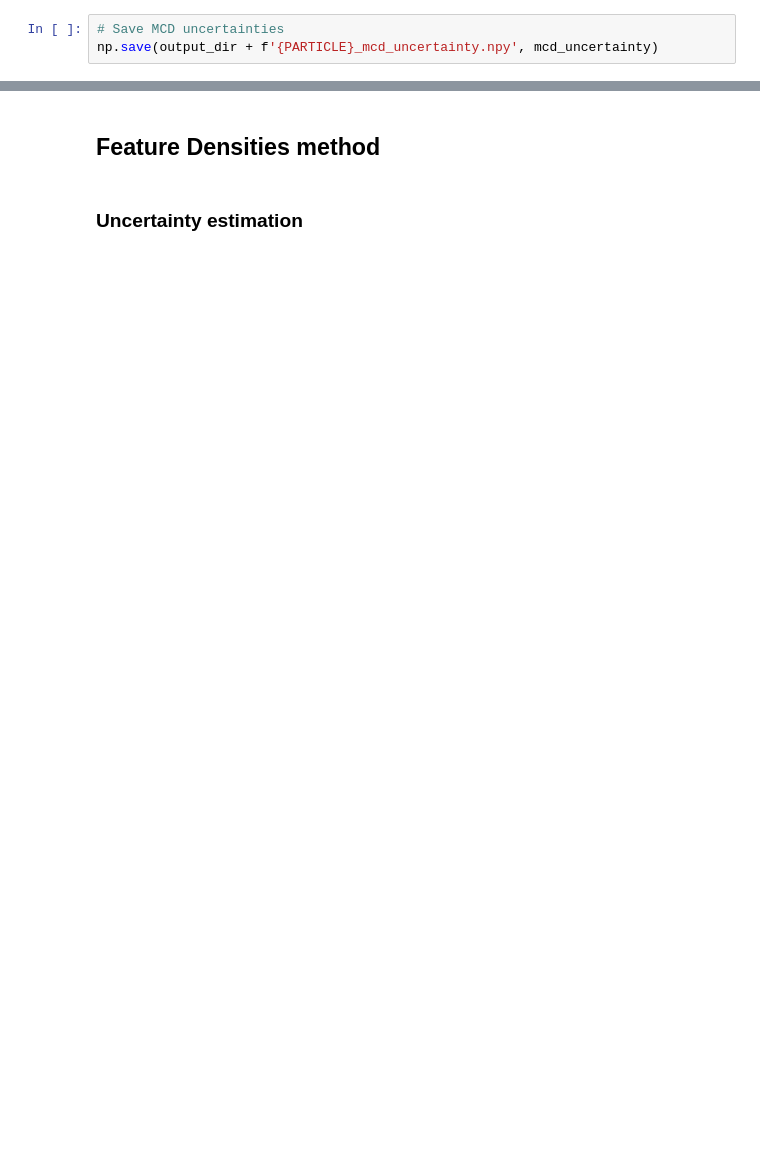
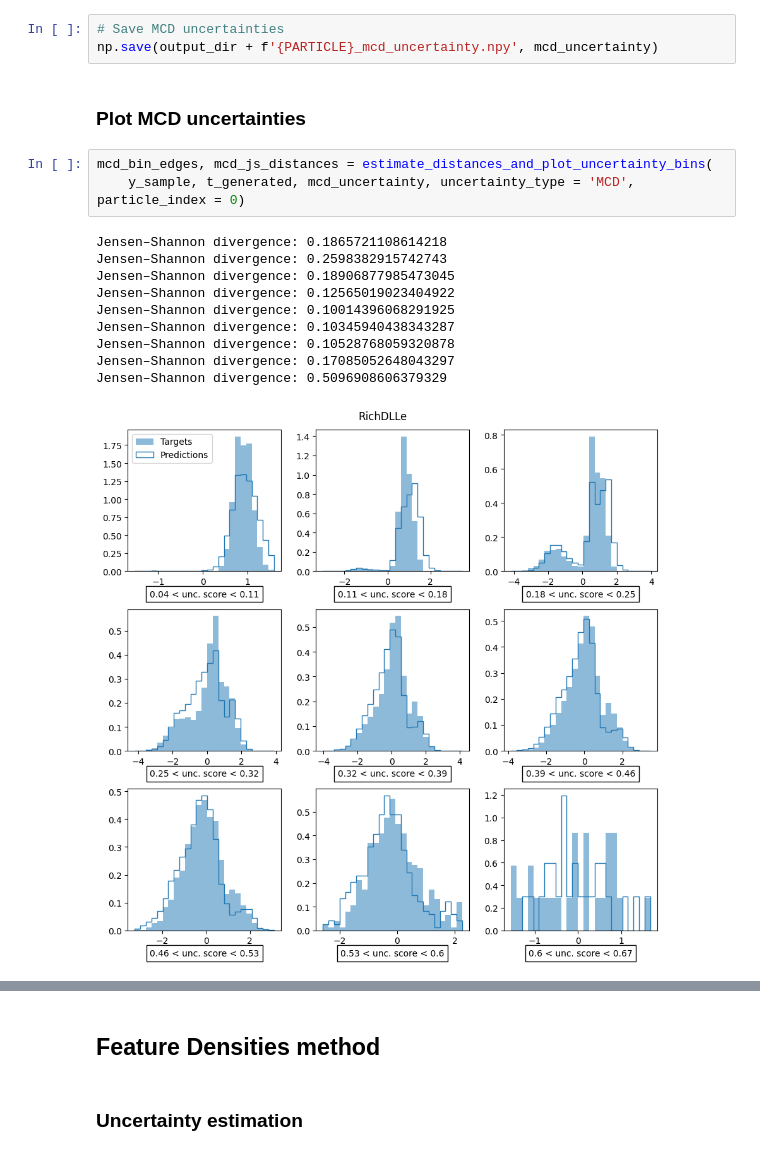
Before and after one commit to evillag/uncertainty_gan, a Jupyter notebook: TestBench.ipynb, the cells around one changed output, grey strips where cells are left out. Saved outputs shown, nothing was run; the diff lists cells and outputs as text; blank space fills up the shorter version.

```diff
--- a/TestBench.ipynb
+++ b/TestBench.ipynb
@@ -209,3 +275,19 @@ TensorShape([52, 5])
 # %%
 # Save MCD uncertainties
 np.save(output_dir + f'{PARTICLE}_mcd_uncertainty.npy', mcd_uncertainty)
+# %% [markdown]
+### Plot MCD uncertainties
+# %%
+mcd_bin_edges, mcd_js_distances = estimate_distances_and_plot_uncertainty_bins(
+    y_sample, t_generated, mcd_uncertainty, uncertainty_type = 'MCD', particle_index = 0)
+# %% [output]
+Jensen–Shannon divergence: 0.1865721108614218
+Jensen–Shannon divergence: 0.2598382915742743
+Jensen–Shannon divergence: 0.18906877985473045
+Jensen–Shannon divergence: 0.12565019023404922
+Jensen–Shannon divergence: 0.10014396068291925
+Jensen–Shannon divergence: 0.10345940438343287
+Jensen–Shannon divergence: 0.10528768059320878
+Jensen–Shannon divergence: 0.17085052648043297
+Jensen–Shannon divergence: 0.5096908606379329
+[figure, added]
```
Also changed, not shown: parts of 21 cells of this notebook.
